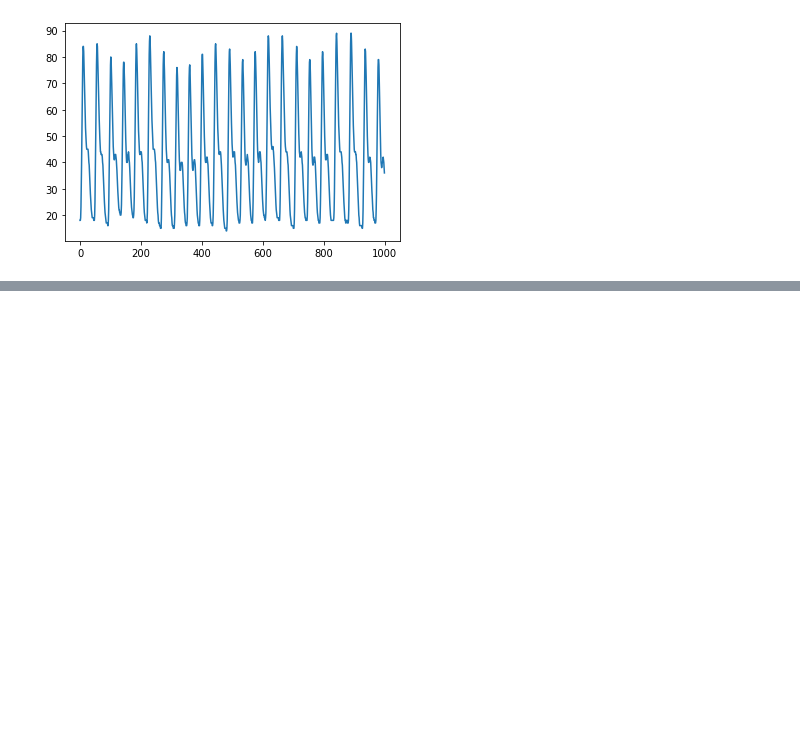
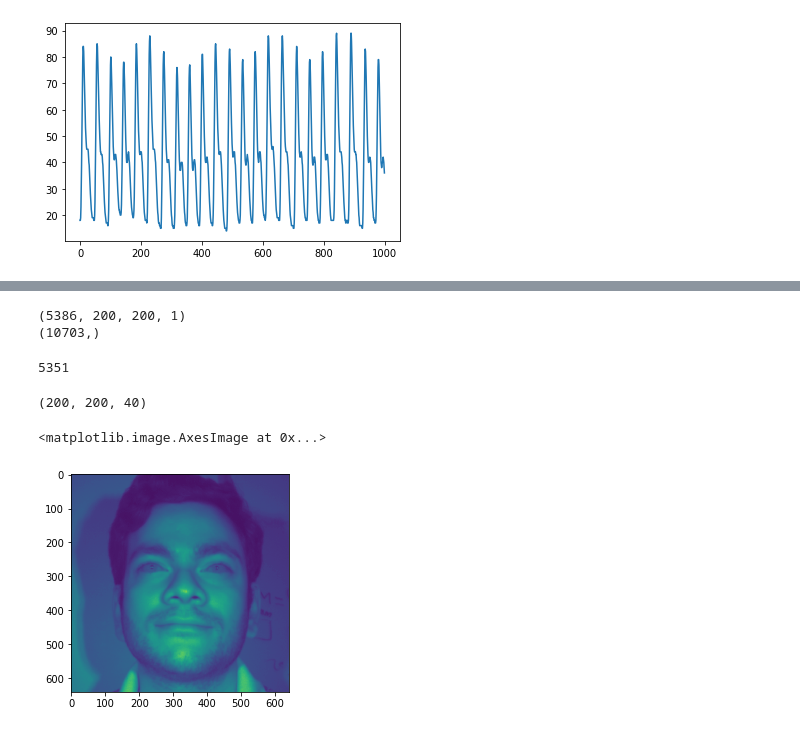
Before and after one commit to mxahan/project_rppg, a Jupyter notebook: Codes/Csv_data_read.ipynb, the cells around one changed output, grey strips where cells are left out. Saved outputs shown, nothing was run; the diff lists cells and outputs as text; code cells hidden in the pictures; blank space fills up the shorter version.

```diff
--- a/Codes/Csv_data_read.ipynb
+++ b/Codes/Csv_data_read.ipynb
@@ -288,0 +295,6 @@ plt.plot(pul[1000:2000])
+# %%
+img1= cv2.imread("IR/Frame00000.pgm")
+iD_ir = "IR"
+iD_rgb = "RGB_demosaiced"
+dataPath =  os.path.join(iD_ir, '*.pgm')
+files = glob.glob(dataPath)
@@ -288,0 +310,21 @@ plt.plot(pul[1000:2000])
+# %%
+print(data.shape)
+print(pulR.shape)
+10703//2
+# %% [output]
+(5386, 200, 200, 1)
+(10703,)
+5351
+# %%
+trX1 = np.reshape(data[25:65], [200,200,40])
+trX1.shape
+# %% [output]
+(200, 200, 40)
+# %%
+gc =cv2.imread(files[0])[:,:,1]
+gc = gc[:,:,np.newaxis]
+gc.shape
+plt.imshow(gc[:,:,0])
+# %% [output]
+<matplotlib.image.AxesImage at 0x...>
+[figure, added]
```
Also changed, not shown: parts of 13 cells of this notebook.
